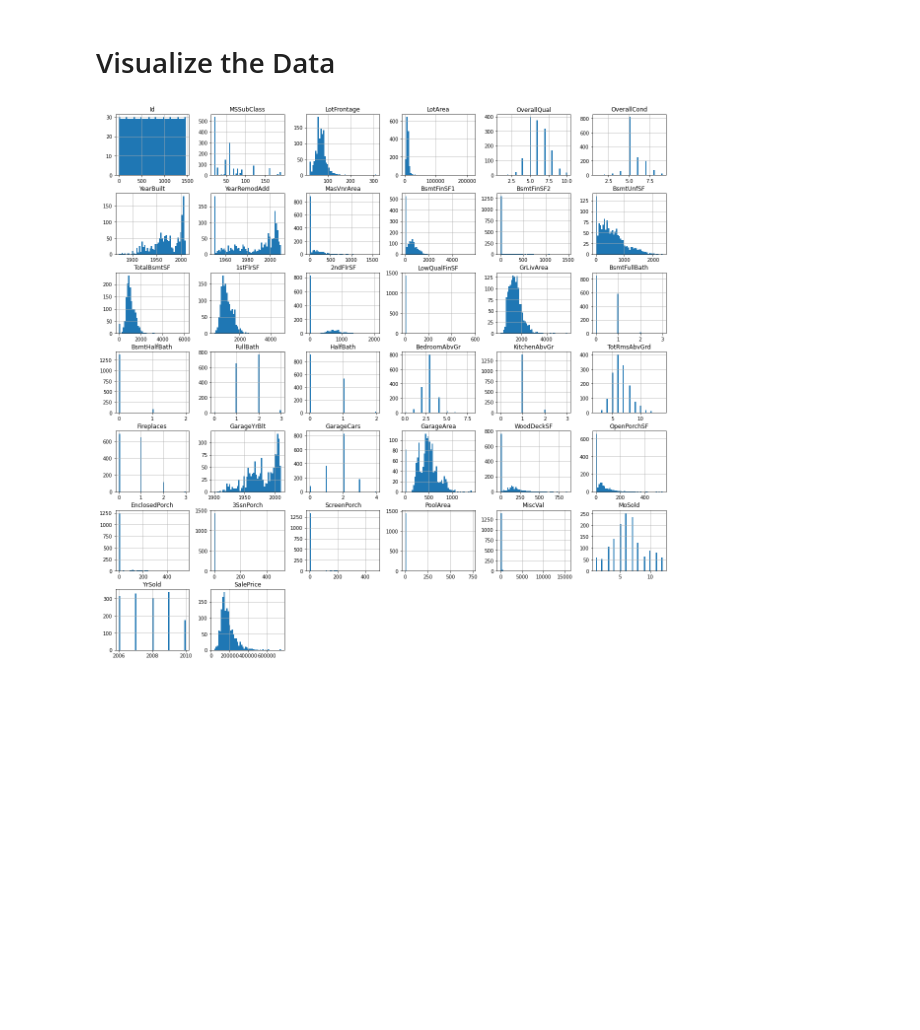
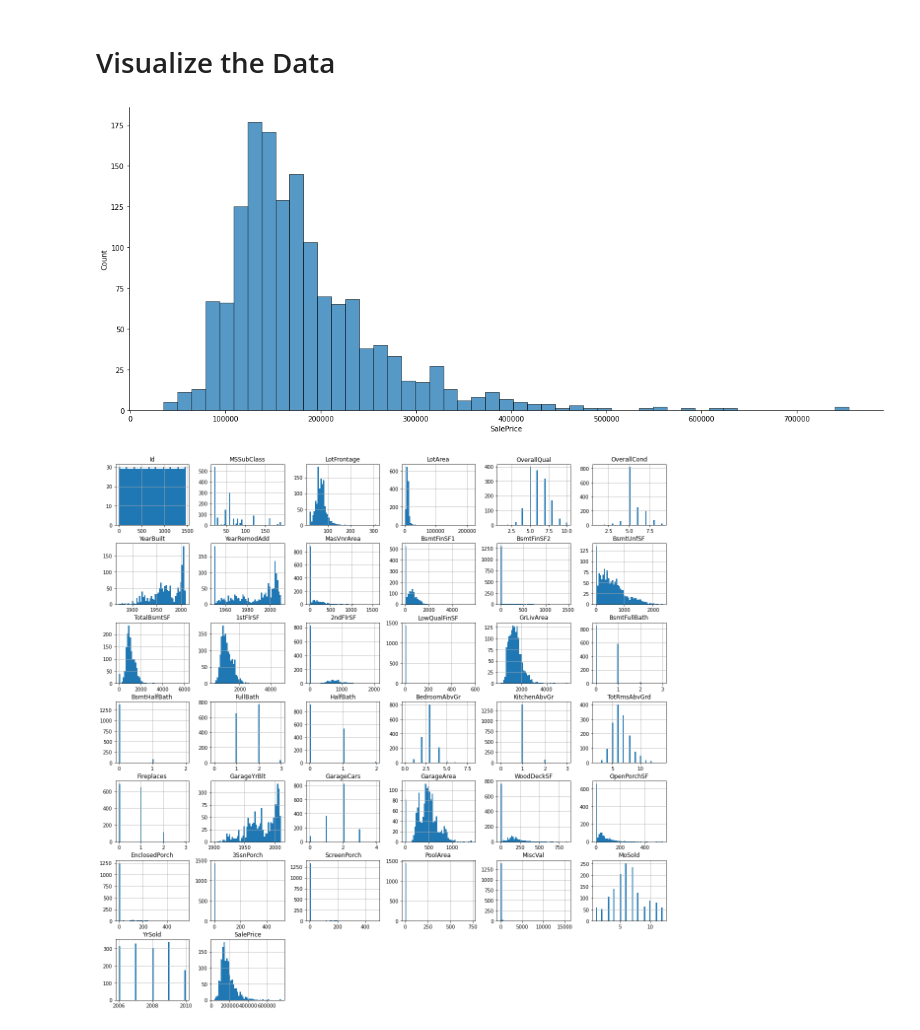
Before and after one commit to nicksento/House-Prices-Prediction, a Jupyter notebook: House Prices Prediction.ipynb, the cells around one changed output. Cells and saved outputs as stored; diff of their text form; code cells hidden in the pictures; blank space fills up the shorter version.

```diff
--- a/House Prices Prediction.ipynb
+++ b/House Prices Prediction.ipynb
@@ -113,6 +113,12 @@ The count , mean , min , and max rows are self-explanatory. The std row shows th
 The 25%, 50%, and 75% rows show the corresponding percentiles: a percentile indicates the value below which a given percentage of observations in a group of observations falls.
 # %% [markdown]
 # Visualize the Data
+# %%
+g=sns.displot(df['SalePrice'])
+g.fig.set_size_inches(18,7)
+plt.show()
+# %% [output]
+[figure, added]
 # %%
 df.hist(bins=50, figsize=(20,20))
 plt.show()
```
Also changed, not shown: parts of 7 cells of this notebook.
